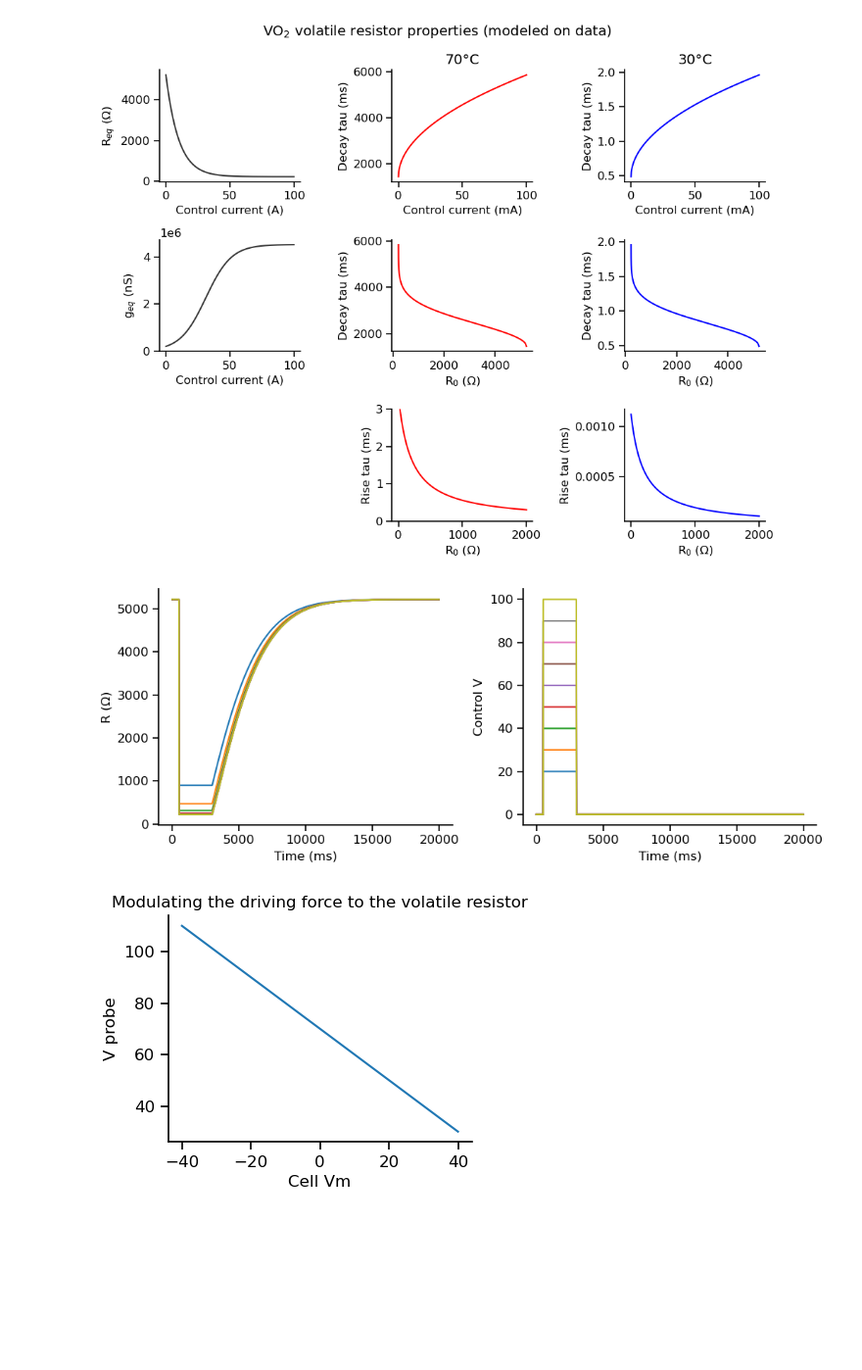
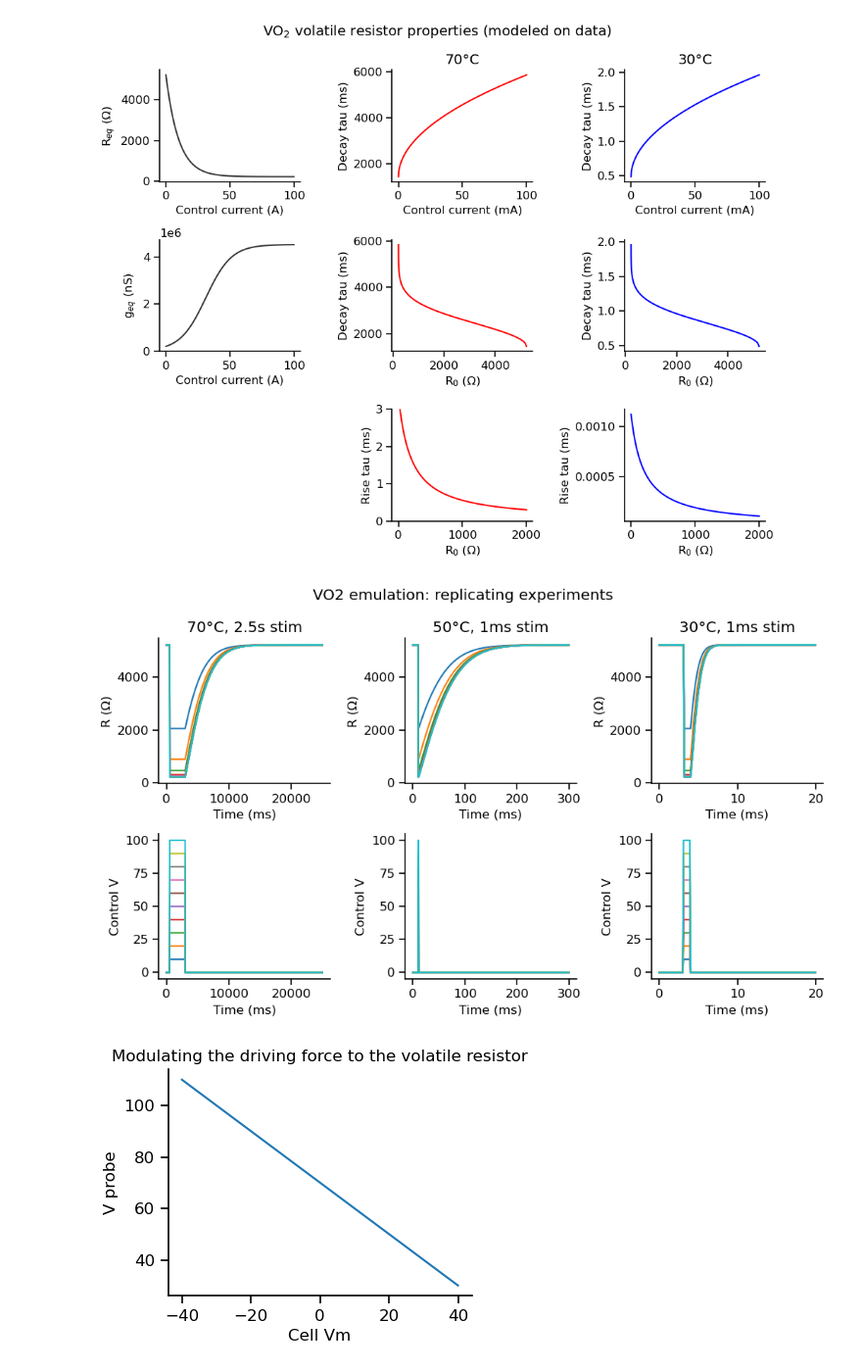
Before and after one commit to argalloni/Neuromorphic_simulations, a Jupyter notebook: Neuromorphic_NMDA.ipynb, the cells around one changed output. Shown: that part at 98% size. Saved outputs shown, nothing was run; the diff lists cells and outputs as text; code cells hidden in the pictures; blank space fills up the shorter version.

Commit message:
update to VO2 property plots

```diff
--- a/Neuromorphic_NMDA.ipynb
+++ b/Neuromorphic_NMDA.ipynb
@@ -314,13 +316,19 @@ class Volatile_Resistor():
 # %%
 # Plot properties
 
+# Simulation runtime parameters
+dt = 0.1  # time step (ms)
+T = 300   # simulation time (ms)
+time = np.arange(0., T, dt)
+
+line_color = [0.2,0.2,0.2]
 fig,ax = plt.subplots(3,3,figsize=[10,8])
 g_volatile = Volatile_Resistor(dt)
 controlI = np.linspace(0,100,1000)
 R_eq = g_volatile.transfer_func(controlI)
 g_eq = 1e9 / R_eq
 
-ax[0,0].plot(controlI,R, c=line_color)
+ax[0,0].plot(controlI,R_eq, c=line_color)
 ax[0,0].set_xlabel('Control current (A)')
 ax[0,0].set_ylabel('R$_{eq}$ (Ω)')
 
@@ -364,49 +372,77 @@ plt.show()
 # %% [output]
 [figure]
 # %%
-# Plot test pulse
-
-# Simulation runtime parameters
-dt = 10.  # time step (ms)
-T = 20000   # simulation time (ms)
-time = np.arange(0., T, dt)
+# Plot test pulses: replicating experiments
 
 # baselineI = g_volatile.compute_controlI(20)
 # print(f"Pulse control V = {pulseI}")
 # print(f"Baseline control V (to set the decay tau) = {baselineI}")
 # print(f"Tau = {round(g_volatile.tau(baselineI))} ms")
 
-R_hist_ls = []
-controlI_hist_ls = []
-for pulseI in np.arange(20,110,10):
-    g_volatile = Volatile_Resistor(dt, temperature=70)
-    for t in time:
-        if t>500 and t<3000:
-            g_volatile.controlI = pulseI
-        else:
-            g_volatile.controlI = 0
-        g_volatile.time_step()
-    R_hist_ls.append(g_volatile.R_history)
-    controlI_hist_ls.append(g_volatile.controlI_history)
+def VO2_test_pulse(dt, T, stim_time, temperature):
+    '''
+    Simulate a test pulse of a VO2 volatile resistor
+    :param dt: time step (ms)
+    :param T: simulation time (ms)
+    '''
 
-R_hist = np.array(R_hist_ls).T
-controlI_hist = np.array(controlI_hist_ls).T
+    time = np.arange(0., T, dt)
 
+    R_hist_ls = []
+    controlI_hist_ls = []
+    for pulseI in np.arange(10,110,10):
+        g_volatile = Volatile_Resistor(dt, temperature=temperature)
+        for t in time:
+            if t>stim_time[0] and t<stim_time[1]:
+                g_volatile.controlI = pulseI
+            else:
+                g_volatile.controlI = 0
+            g_volatile.time_step()
+        R_hist_ls.append(g_volatile.R_history)
+        controlI_hist_ls.append(g_volatile.controlI_history)
 
-fig,ax = plt.subplots(1,2,figsize=[10,4])
+    R_hist = np.array(R_hist_ls).T
+    controlI_hist = np.array(controlI_hist_ls).T
+    return time, R_hist, controlI_hist
 
-ax[0].plot(time, R_hist)
-ax[0].set_xlabel('Time (ms)')
-ax[0].set_ylabel('R (Ω)')
+fig,ax = plt.subplots(2,3,figsize=[10,6])
 
-ax[1].plot(time, controlI_hist)
-ax[1].set_xlabel('Time (ms)')
-ax[1].set_ylabel('Control V')
+time, R_hist, controlI_hist = VO2_test_pulse(dt=10,T=25000, stim_time=(500,3000), temperature=70)
+ax[0,0].plot(time, R_hist)
+ax[0,0].set_xlabel('Time (ms)')
+ax[0,0].set_ylabel('R (Ω)')
+ax[0,0].set_title('70°C, 2.5s stim')
+
+ax[1,0].plot(time, controlI_hist)
+ax[1,0].set_xlabel('Time (ms)')
+ax[1,0].set_ylabel('Control V')
+
+time, R_hist, controlI_hist = VO2_test_pulse(dt=0.1,T=300, stim_time=(10,11), temperature=50)
+ax[0,1].plot(time, R_hist)
+ax[0,1].set_xlabel('Time (ms)')
+ax[0,1].set_ylabel('R (Ω)')
+ax[0,1].set_title('50°C, 1ms stim')
+
+ax[1,1].plot(time, controlI_hist)
+ax[1,1].set_xlabel('Time (ms)')
+ax[1,1].set_ylabel('Control V')
+
+time, R_hist, controlI_hist = VO2_test_pulse(dt=0.1,T=20, stim_time=(3,4), temperature=30)
+ax[0,2].plot(time, R_hist)
+ax[0,2].set_xlabel('Time (ms)')
+ax[0,2].set_ylabel('R (Ω)')
+ax[0,2].set_title('30°C, 1ms stim')
+
+ax[1,2].plot(time, controlI_hist)
+ax[1,2].set_xlabel('Time (ms)')
+ax[1,2].set_ylabel('Control V')
+
+plt.suptitle('VO2 emulation: replicating experiments')
 
 plt.tight_layout()
 plt.show()
 # %% [output]
-[figure, old version]
+[figure, new version]
 # %%
 # Define variable probe voltage
 
```
Also changed, not shown: parts of 1 cell of this notebook.
